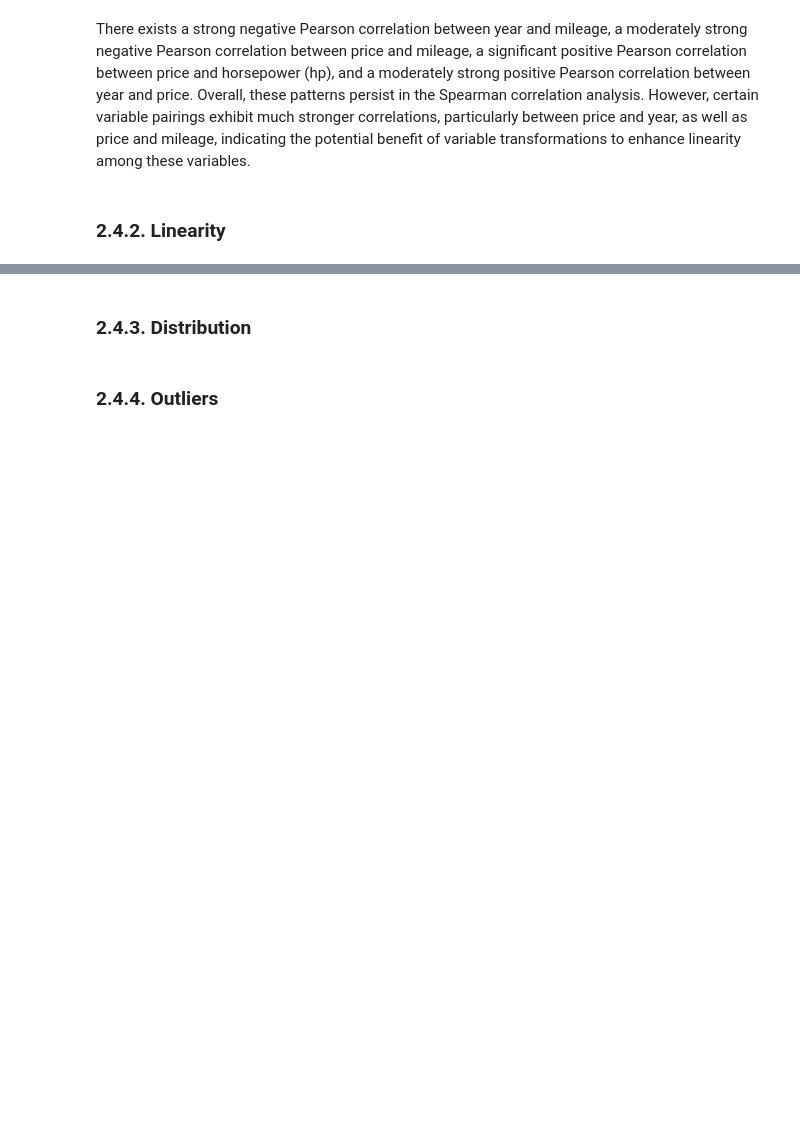
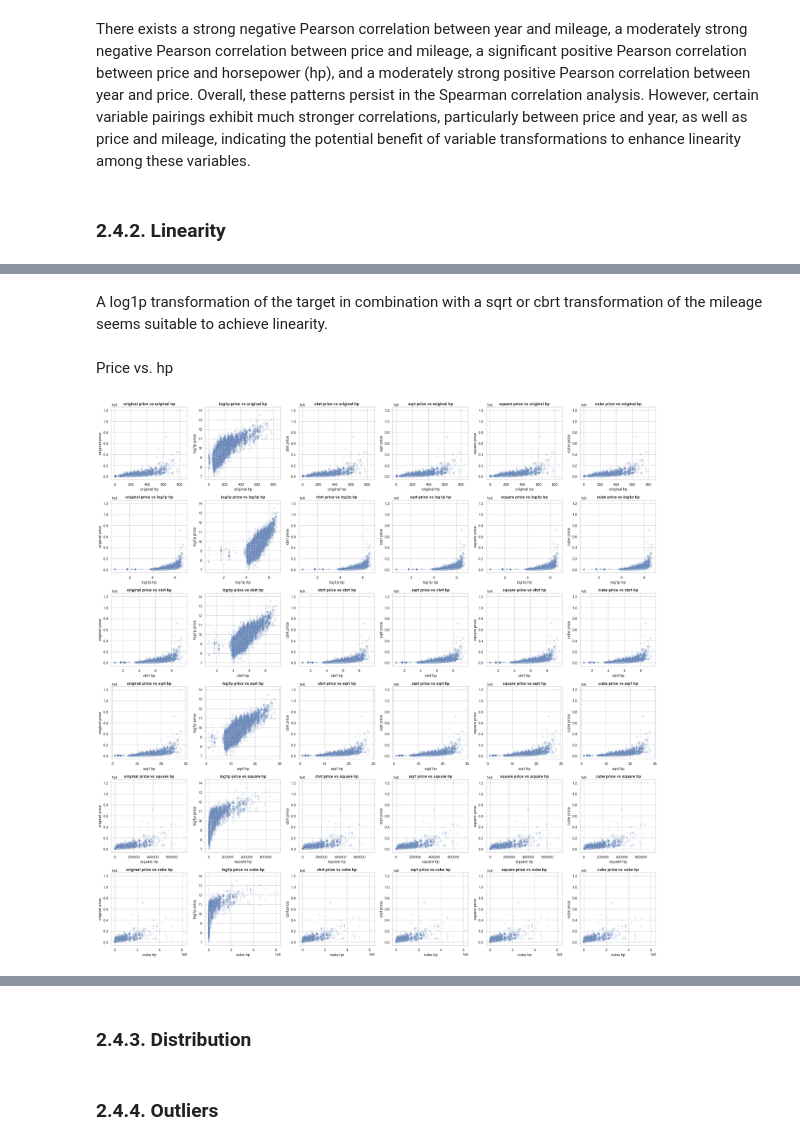
Before and after one commit to JAlbertOfficial/autoscout24-car-price-prediction, a Jupyter notebook: notebooks/1.0-ja-initial-data-exploration.ipynb, the cells around one changed output, grey strips where cells are left out. Saved outputs shown, nothing was run; the diff lists cells and outputs as text; code cells hidden in the pictures; blank space fills up the shorter version.

```diff
--- a/notebooks/1.0-ja-initial-data-exploration.ipynb
+++ b/notebooks/1.0-ja-initial-data-exploration.ipynb
@@ -548,0 +557,8 @@ There exists a strong negative Pearson correlation between year and mileage, a m
+# %% [markdown]
+A log1p transformation of the target in combination with a sqrt or cbrt transformation of the mileage seems suitable to achieve linearity.
+# %% [markdown]
+Price vs. hp
+# %%
+transformation_scatterplot_grid(df_raw, "hp", "price")
+# %% [output]
+[figure, added]
```
Also changed, not shown: parts of 7 cells of this notebook.
